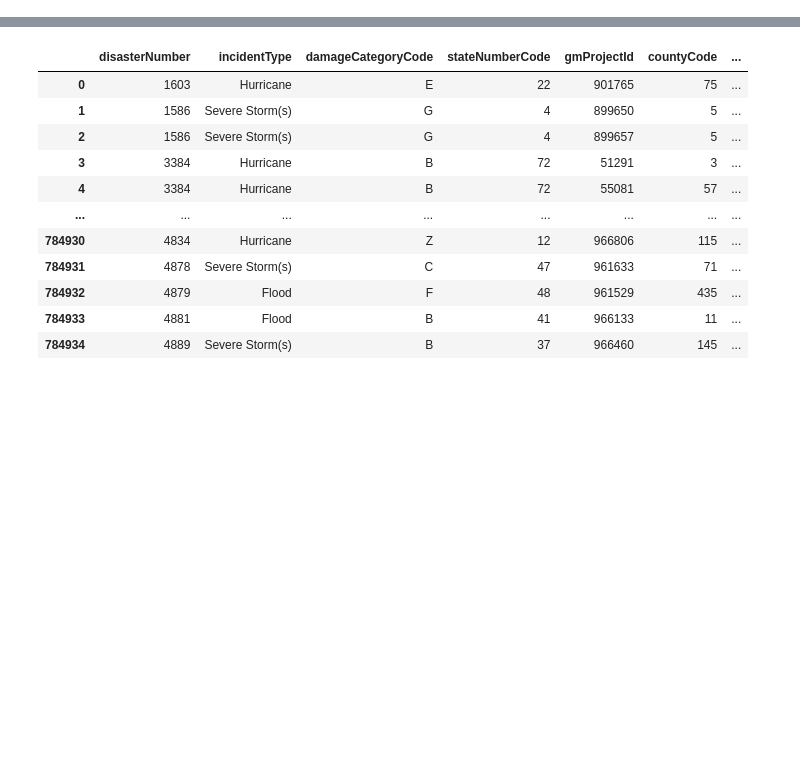
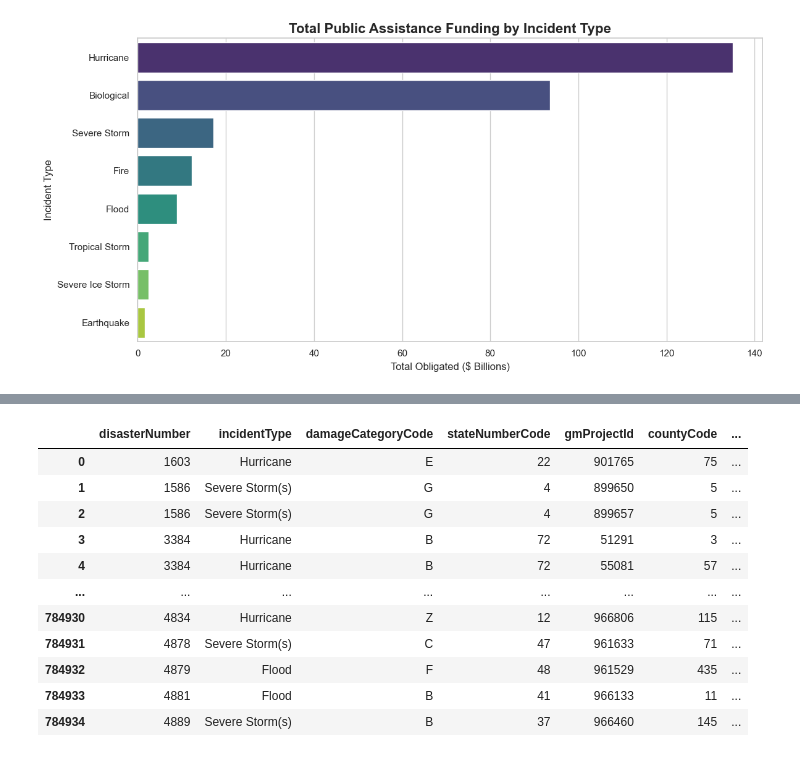
Before and after one commit to Ceejay-user/disaster-recovery-cost-prediction, a Jupyter notebook: preprocessing/e_d_a.ipynb, the cells around one changed output, grey strips where cells are left out. Saved outputs shown, nothing was run; the diff lists cells and outputs as text; code cells hidden in the pictures; blank space fills up the shorter version.

```diff
--- a/preprocessing/e_d_a.ipynb
+++ b/preprocessing/e_d_a.ipynb
@@ -10,0 +413,19 @@ pub_ass_funding = pd.read_csv(r"../dataset/pa_funding_details.csv")
+# %%
+import matplotlib.pyplot as plt
+import seaborn as sns
+
+# Set professional aesthetics
+sns.set_theme(style="whitegrid")
+plt.figure(figsize=(12, 6))
+
+# Prepare data in Billions
+incident_data = (df_final.groupby('incidentType')['totalObligated'].sum() / 1e9).sort_values(ascending=False).head(8)
+
+sns.barplot(x=incident_data.values, y=incident_data.index, palette='viridis')
+plt.title('Total Public Assistance Funding by Incident Type', fontsize=16, fontweight='bold')
+plt.xlabel('Total Obligated ($ Billions)', fontsize=12)
+plt.ylabel('Incident Type', fontsize=12)
+plt.tight_layout()
+plt.show()
+# %% [output]
+[figure, added]
```
Also changed, not shown: parts of 52 cells of this notebook, 3 other files.
